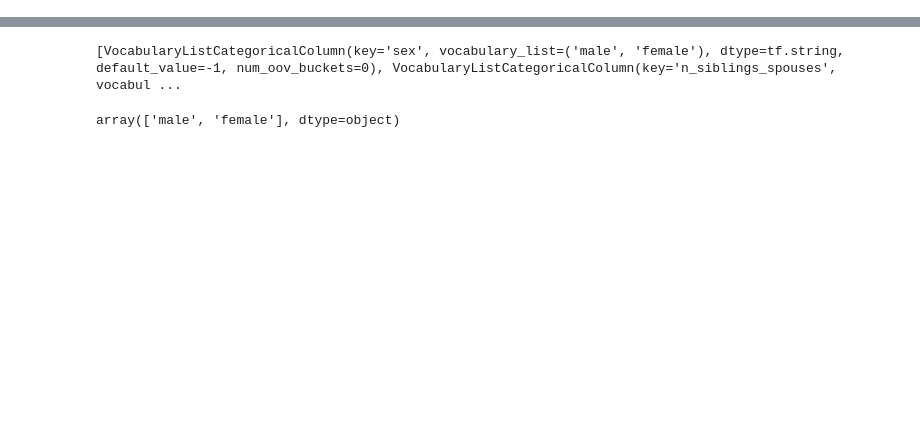
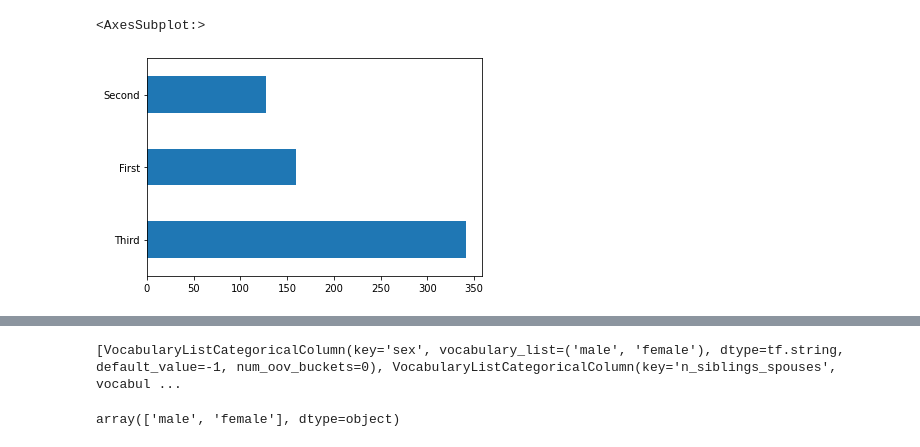
Before and after one commit to TeodorPetrovic/Machine-Learning-Projects, a Jupyter notebook: TensorFlow2.0/Exercise2.ipynb, the cells around one changed output, grey strips where cells are left out. Saved outputs shown, nothing was run; the diff lists cells and outputs as text; code cells hidden in the pictures; blank space fills up the shorter version.

```diff
--- a/TensorFlow2.0/Exercise2.ipynb
+++ b/TensorFlow2.0/Exercise2.ipynb
@@ -10,0 +39,5 @@ import tensorflow as tf
+# %%
+dftrain["class"].value_counts().plot(kind='barh')
+# %% [output]
+<AxesSubplot:>
+[figure, added]
```
Also changed, not shown: parts of 11 cells of this notebook.
